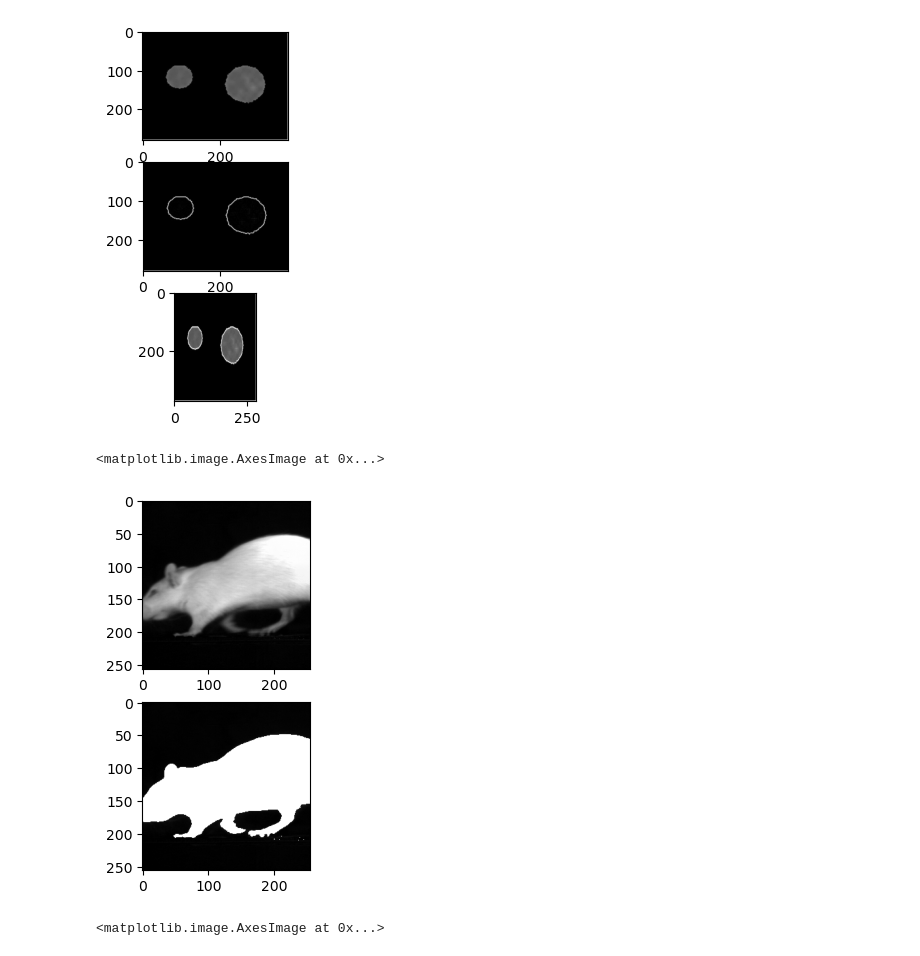
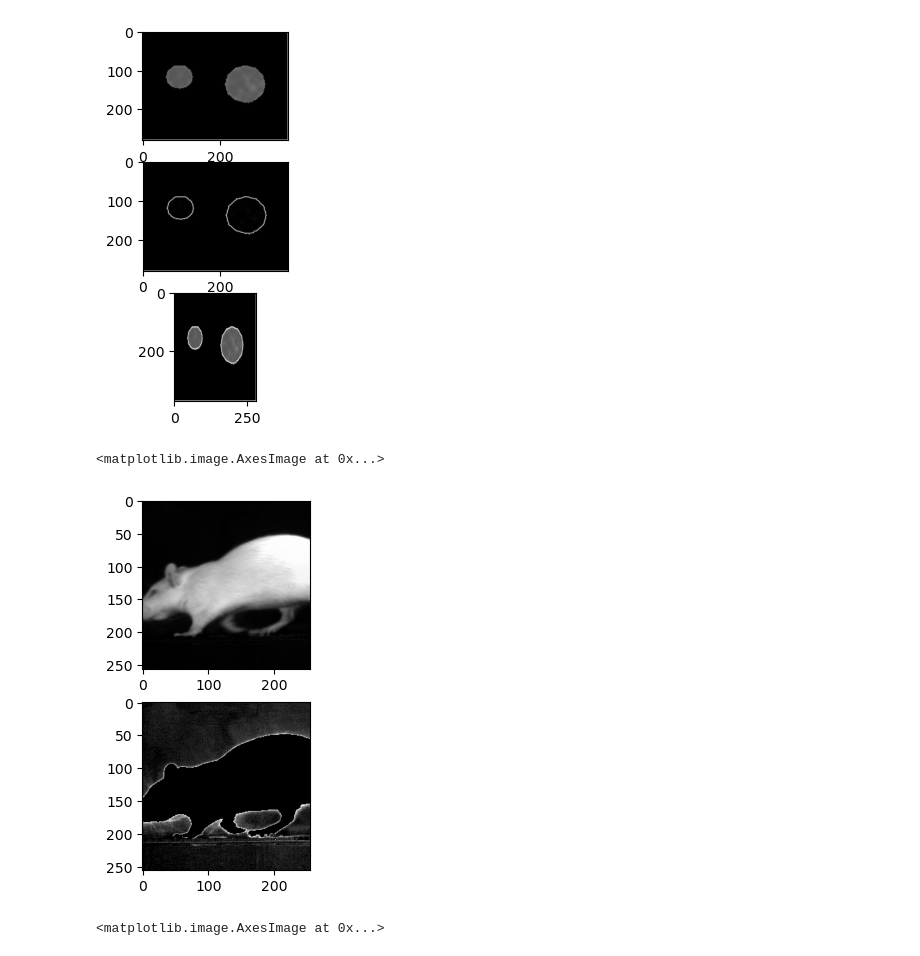
Before and after one commit to joaomatias100/Digital-Image-Processing, a Jupyter notebook: Class1/Exercise3.ipynb, the cells around one changed output. Drawn from its saved outputs; the diff is of its cells as text; code cells hidden in the pictures.

```diff
--- a/Class1/Exercise3.ipynb
+++ b/Class1/Exercise3.ipynb
@@ -57,28 +57,24 @@ plt.imshow(add, cmap = 'gray')
 # %%
 #Ex3
 path1 = "imagens/dif1.bmp"
 path2 = "imagens/dif2.bmp"
 
 img1 = cv2.imread(path1, cv2.IMREAD_GRAYSCALE)
 img2 = cv2.imread(path2, cv2.IMREAD_GRAYSCALE)
 
 sub = cv2.subtract(img2, img1)
 
 plt.subplot(2, 1, 1)
 plt.imshow(sub, cmap = 'gray')
 
 height, width = sub.shape[0], sub.shape[1]
 
-final_sub = np.where(sub < 25, sub, 255)
+final_sub = np.where(sub < 25, sub, 0)
 plt.subplot(2, 1, 2)
 plt.imshow(final_sub, cmap = 'gray')
-
-#for line in range(height):
-    #for col in range(width):
-       # pixel_color = sub[height, width]
 # %% [output]
 <matplotlib.image.AxesImage at 0x...>
-[figure, old version]
+[figure, new version]
 # %%
 #Ex4
 path = "imagens/xadrez.tif"
```
